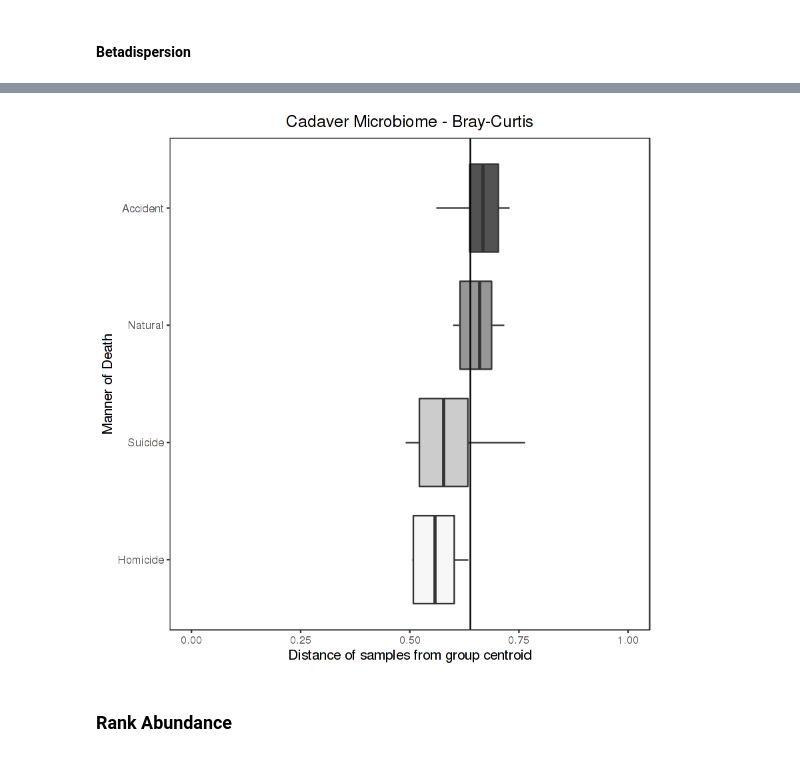
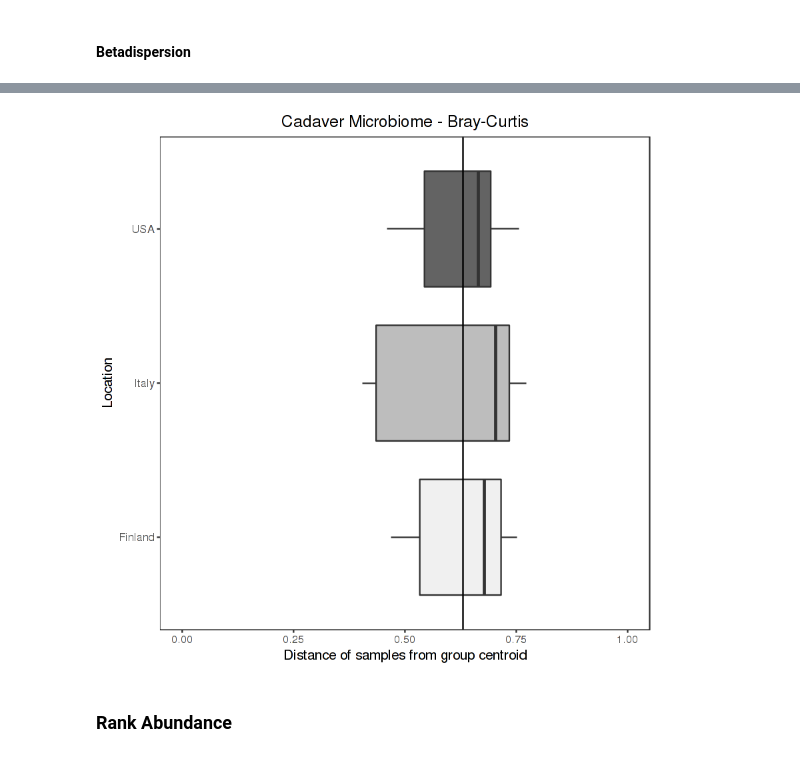
Before and after one commit to hollylutz/CadaverMP, a Jupyter notebook: All_cohorts.ipynb, the cells around one changed output, grey strips where cells are left out. Cells and saved outputs as stored; diff of their text form; code cells hidden in the pictures.

```diff
--- a/All_cohorts.ipynb
+++ b/All_cohorts.ipynb
@@ -625,7 +907,7 @@ p
 # %%
 #Unweighted Unifrac
 
-beta.disp.cadaver.uf = betadisper(cadaver.dist.unif,group = sample_data(cadaver)$The.manner.of.death)
+beta.disp.cadaver.uf = betadisper(cadaver.dist.unif,group = sample_data(cadaver_5k)$Location)
 beta.disp.cadaver.uf = beta.disp.cadaver.uf$distances
 beta.disp.cadaver.uf = data.frame(d = beta.disp.cadaver.uf, SampleID = names(beta.disp.cadaver.uf))
 beta.disp.cadaver.uf2 = left_join(beta.disp.cadaver.uf, sample_tab, by="SampleID")
@@ -640,5 +920,5 @@ Warning message:
 # %%
 #Sort by ascending mean
-avg_obs <- aggregate(d ~ The.manner.of.death, data = beta.disp.cadaver.uf2, mean)
-beta.disp.cadaver.uf2$The.manner.of.death <-factor(beta.disp.cadaver.uf2$The.manner.of.death, levels=avg_obs[order(avg_obs$d), "The.manner.of.death"])
+avg_obs <- aggregate(d ~ Location, data = beta.disp.cadaver.uf2, mean)
+beta.disp.cadaver.uf2$Location <-factor(beta.disp.cadaver.uf2$Location, levels=avg_obs[order(avg_obs$d), "Location"])
 # %%
@@ -669,7 +949,7 @@ p
 # %%
 #Bray-Curtis
 
-beta.disp.cadaver.bc = betadisper(cadaver.dist.bc,group = sample_data(cadaver)$The.manner.of.death)
+beta.disp.cadaver.bc = betadisper(cadaver.dist.bc,group = sample_data(cadaver_5k)$Location)
 beta.disp.cadaver.bc = beta.disp.cadaver.bc$distances
 beta.disp.cadaver.bc = data.frame(d = beta.disp.cadaver.bc, SampleID = names(beta.disp.cadaver.bc))
 beta.disp.cadaver.bc2 = left_join(beta.disp.cadaver.bc, sample_tab, by="SampleID")
@@ -684,31 +962,31 @@ Warning message:
 # %%
 #Sort by ascending mean
-avg_obs <- aggregate(d ~ The.manner.of.death, data = beta.disp.cadaver.bc2, mean)
-beta.disp.cadaver.bc2$The.manner.of.death <-factor(beta.disp.cadaver.bc2$The.manner.of.death, levels=avg_obs[order(avg_obs$d), "The.manner.of.death"])
+avg_obs <- aggregate(d ~ Location, data = beta.disp.cadaver.bc2, mean)
+beta.disp.cadaver.bc2$The_manner_of_death <-factor(beta.disp.cadaver.bc2$Location, levels=avg_obs[order(avg_obs$d), "Location"])
 # %%
-p = ggplot(beta.disp.cadaver.bc2, aes(x = as.factor(The.manner.of.death), y = d, fill = as.factor(The.manner.of.death))) + ggtitle("Cadaver Microbiome - Bray-Curtis")
+p = ggplot(beta.disp.cadaver.bc2, aes(x = as.factor(Location), y = d, fill = as.factor(Location))) + ggtitle("Cadaver Microbiome - Bray-Curtis")
 
 p = p + geom_boxplot() +
         ylab("Distance of samples from group centroid") +
-        xlab("Manner of Death") +
+        xlab("Location") +
         coord_flip(ylim = c(0,1))
 
 p = p + scale_fill_brewer(palette="Greys")
 
 p = p + theme_bw() + theme(text=element_text(size=12, color="black",family = "Arial"),
                            plot.title = element_text(hjust = 0.5),
                            legend.key = element_blank(),
                            panel.grid.major = element_blank(),
                            panel.grid.minor = element_blank(),
                            legend.position="none")
                            #axis.title.x=element_blank(),
                            #axis.title.y=element_text(margin=margin(0,10,0,0)))
 
 #Mean taken from "cadaver.unif_summary"
-p = p + geom_hline(yintercept = 0.6381)
+p = p + geom_hline(yintercept = 0.6304)
 
 p
 # %% [output]
-[figure, old version]
+[figure, new version]
 # %% [markdown]
 ### Rank Abundance
```
Also changed, not shown: parts of 77 cells of this notebook.
